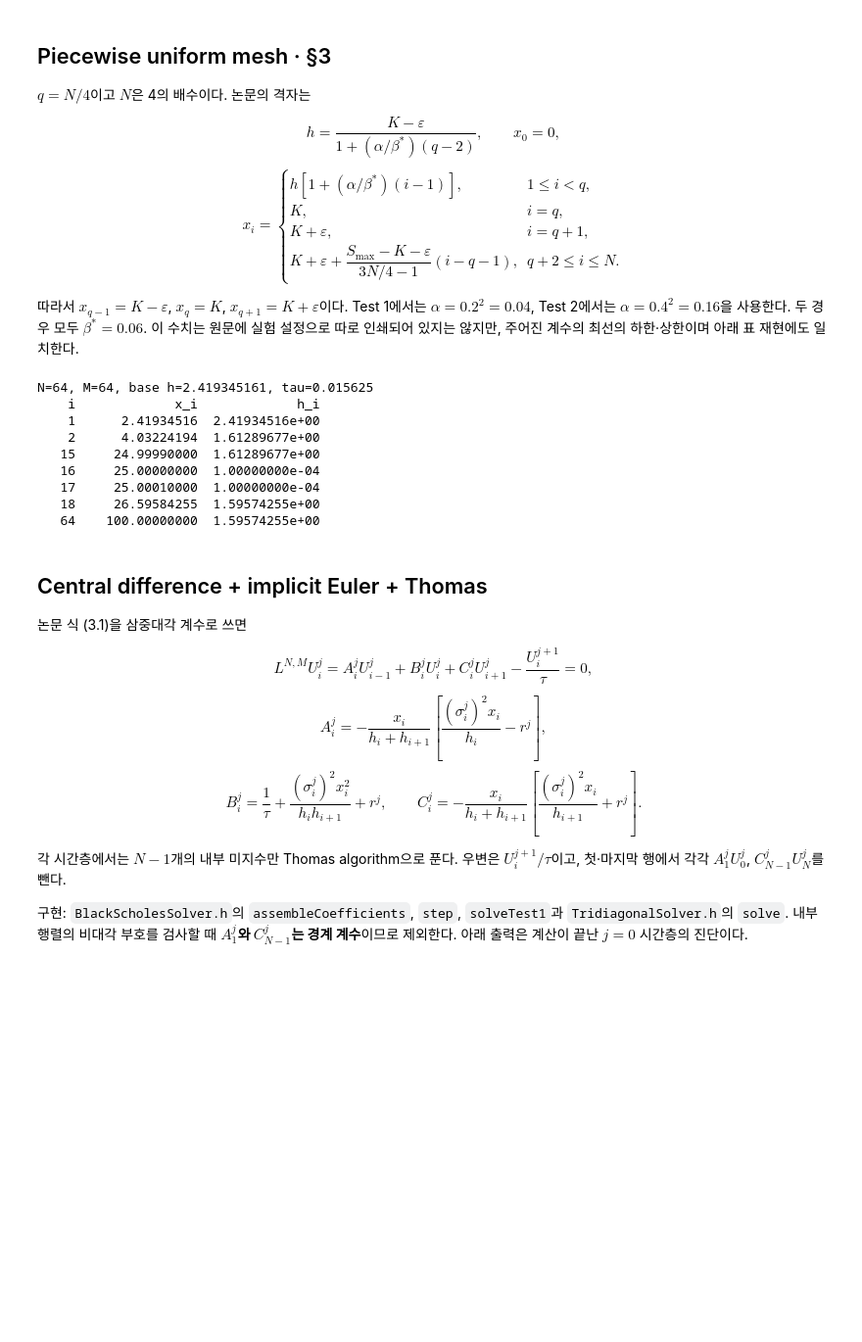
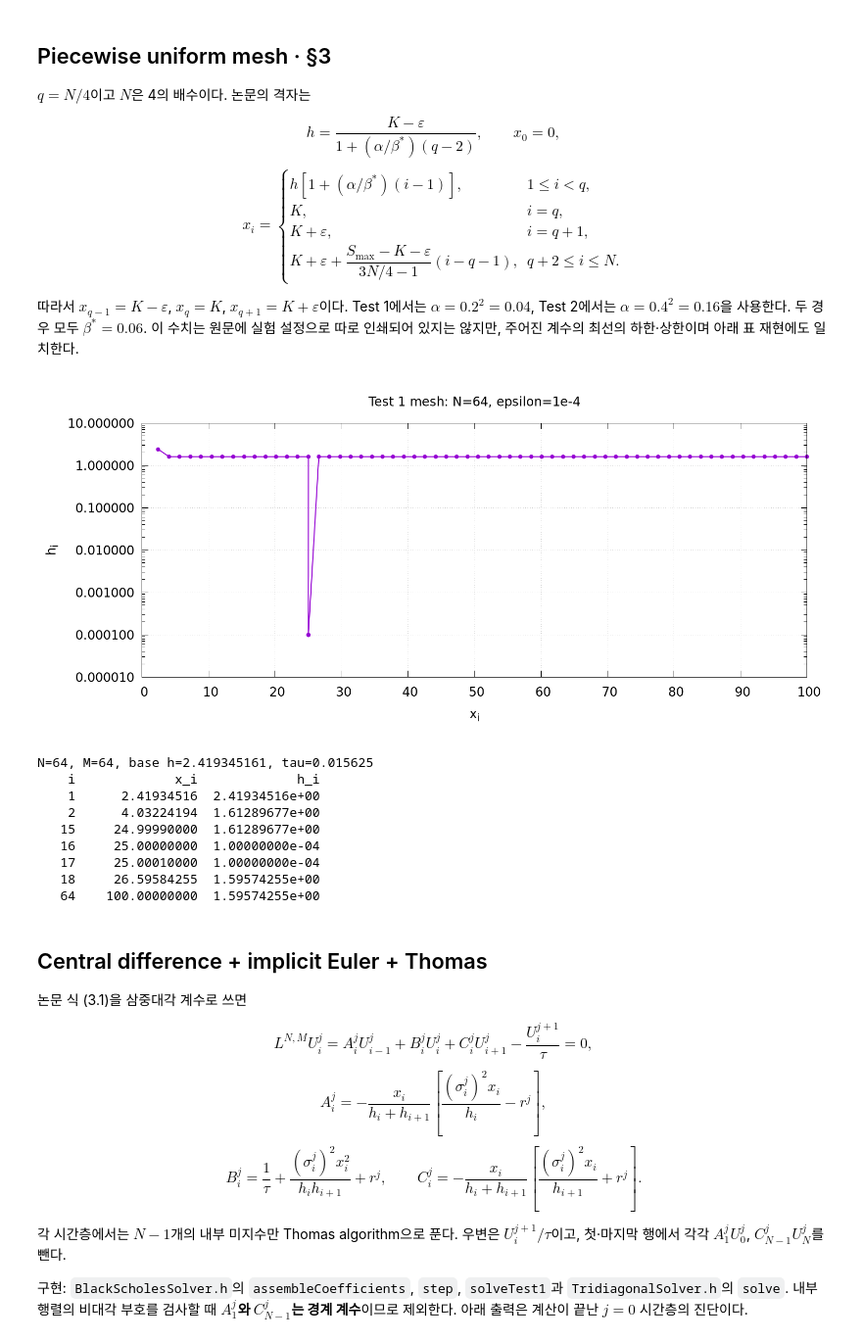
Before and after one commit to DongHakKun/A_robust_and_accurate_finite_difference_method_for_a_generalized_Black-Scholes_equation, a Jupyter notebook: ipynb/00_Numerical_method_and_experiment_setup.ipynb, the cells around one changed output. Shown at 98% size. Saved outputs shown, nothing was run; the diff lists cells and outputs as text; code cells hidden in the pictures; blank space fills up the shorter version.

```diff
--- a/ipynb/00_Numerical_method_and_experiment_setup.ipynb
+++ b/ipynb/00_Numerical_method_and_experiment_setup.ipynb
@@ -109,26 +110,27 @@ K+\varepsilon+\dfrac{S_{\max}-K-\varepsilon}{3N/4-1}(i-q-1),&q+2\le i\le N.
 # %%
 printf("N=%d, M=%d, base h=%.10g, tau=%.10g\n", common.N, common.M, common.baseH, common.tau);
 printf("    i             x_i             h_i\n");
 int meshIndices[] = {1, 2, 15, 16, 17, 18, 64};
 for(int k=0; k<7; k++)
 {
     int i = meshIndices[k];
     printf("%5d %15.8f %15.8e\n", i, common.x[i], common.h[i]);
 }
 FILE* meshData = openOutput("../results/common_mesh.csv");
 fprintf(meshData, "i,x_i,h_i\n");
 for(int i=1; i<=common.N; i++)
     fprintf(meshData, "%d,%.17g,%.17g\n", i, common.x[i], common.h[i]);
 fclose(meshData);
 FILE* meshPlot = openOutput("../results/common_mesh.gp");
 fprintf(meshPlot, "set terminal svg size 950,430 font 'sans,13'\nset output '../results/common_mesh.svg'\n");
 fprintf(meshPlot, "set datafile separator ','; set grid; set logscale y; set xlabel 'x_i'; set ylabel 'h_i'; set key off\n");
 fprintf(meshPlot, "set title 'Test 1 mesh: N=64, epsilon=1e-4'\nplot '../results/common_mesh.csv' using 2:3 with linespoints pt 7 lw 2\n");
 fprintf(meshPlot, "set terminal pngcairo size 1520,688 font 'sans,18'\nset output '../results/common_mesh.png'; replot\n");
 fclose(meshPlot);
 runGnuplot("../results/common_mesh.gp");
-displaySVG("../results/common_mesh.svg");
+displayPNG("../results/common_mesh.png");
 # %% [output]
+[figure, added]
 N=64, M=64, base h=2.419345161, tau=0.015625
     i             x_i             h_i
     1      2.41934516  2.41934516e+00
```
Also changed, not shown: parts of 1 cell of this notebook, 4 other files.
